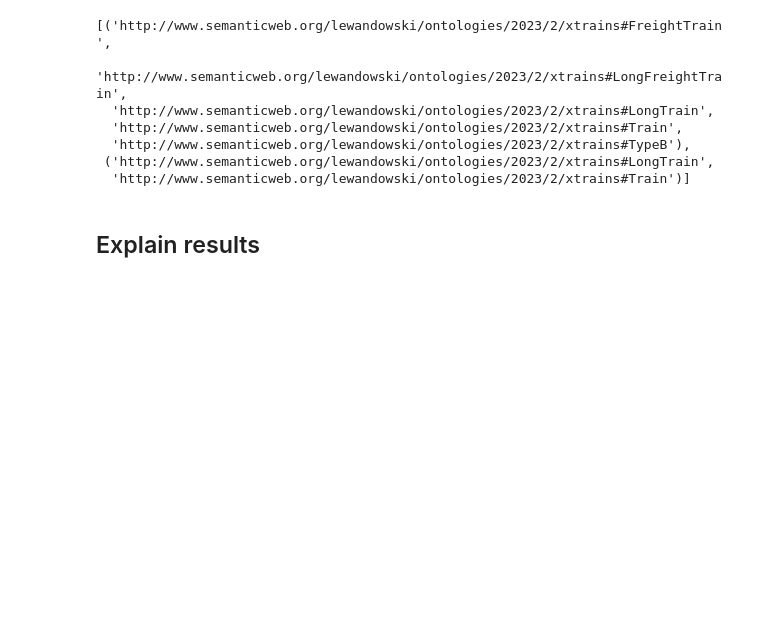
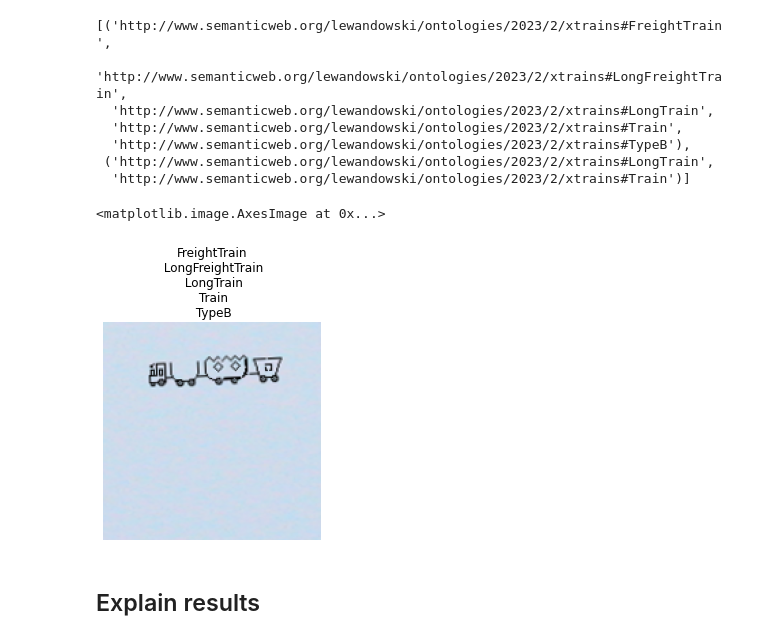
Before and after one commit to SysReIC/ontoclassifier, a Jupyter notebook: examples/XTRAINS_pipeline.ipynb, the cells around one changed output. Cells and saved outputs as stored; diff of their text form; code cells hidden in the pictures; blank space fills up the shorter version.

```diff
--- a/examples/XTRAINS_pipeline.ipynb
+++ b/examples/XTRAINS_pipeline.ipynb
@@ -90,8 +118,10 @@ for img in images:
 
 inputs = torch.stack(img_tensors)
 # %%
+# Classification results
 results = pipeline(inputs)
-pprint(onto_classifier.getTargettedClassesEncoder().inverse_transform(results))
+labels = onto_classifier.getTargettedClassesEncoder().inverse_transform(results)
+pprint(labels)
 # %% [output]
 [('http://www.semanticweb.org/lewandowski/ontologies/2023/2/xtrains#FreightTrain',
   'http://www.semanticweb.org/lewandowski/ontologies/2023/2/xtrains#LongFreightTrain',
@@ -100,5 +130,21 @@ pprint(onto_classifier.getTargettedClassesEncoder().inverse_transform(results))
   'http://www.semanticweb.org/lewandowski/ontologies/2023/2/xtrains#TypeB'),
  ('http://www.semanticweb.org/lewandowski/ontologies/2023/2/xtrains#LongTrain',
   'http://www.semanticweb.org/lewandowski/ontologies/2023/2/xtrains#Train')]
+# %%
+# Focusing on a specific image
+num = 0
+# %%
+img = Image.open(images[num])
+
+classes = [xtrains.search(iri=iri)[0] for iri in labels[num]]
+names = [c.name for c in classes]
+
+title = str(names).replace('[', '').replace(']', '').replace('\'', '').replace(',', '\n')
+plt.title(title)
+plt.axis('off')
+plt.imshow(img)
+# %% [output]
+<matplotlib.image.AxesImage at 0x...>
+[figure, added]
 # %% [markdown]
 ## Explain results
```
Also changed, not shown: parts of 14 cells of this notebook, 2 other files.
